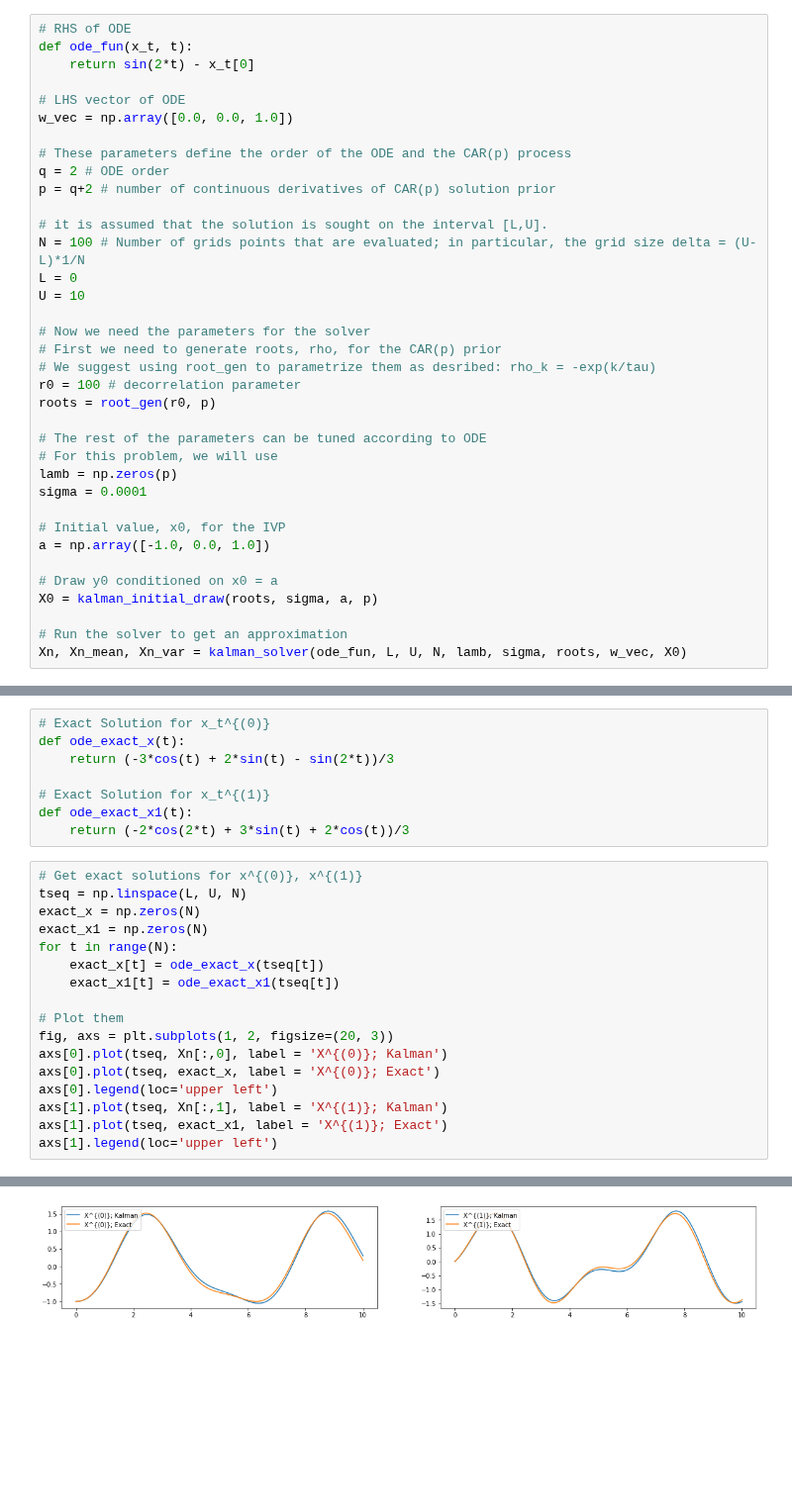
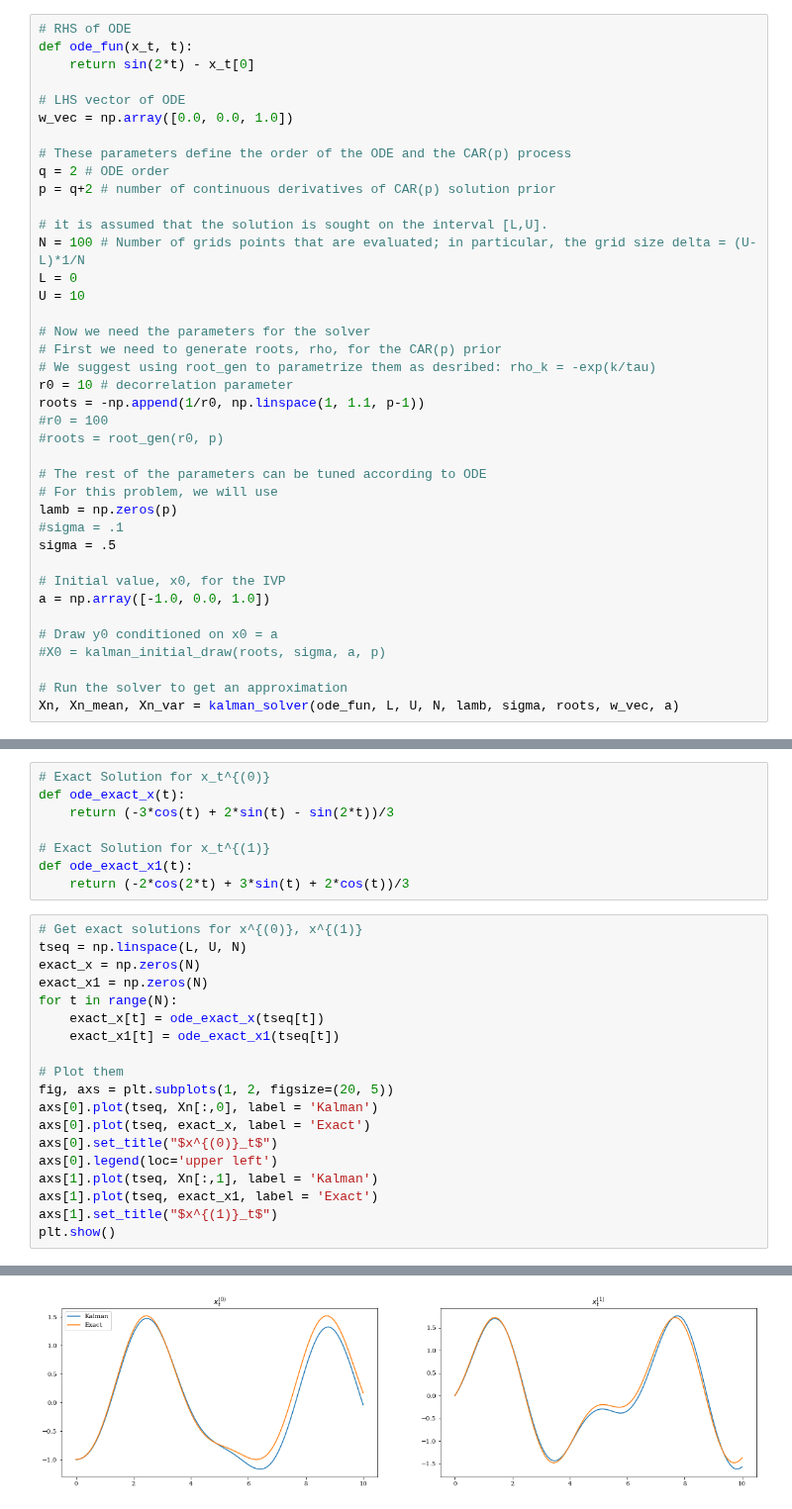
Before and after one commit to mlysy/rodeo-legacy, a Jupyter notebook: BayesODE/Examples/tutorial.ipynb, the cells around one changed output, grey strips where cells are left out. Shown at 99% size. Saved outputs shown, nothing was run; the diff lists cells and outputs as text; blank space fills up the shorter version.

```diff
--- a/BayesODE/Examples/tutorial.ipynb
+++ b/BayesODE/Examples/tutorial.ipynb
@@ -140,22 +105,25 @@ U = 10
 # Now we need the parameters for the solver
 # First we need to generate roots, rho, for the CAR(p) prior
 # We suggest using root_gen to parametrize them as desribed: rho_k = -exp(k/tau)
-r0 = 100 # decorrelation parameter
-roots = root_gen(r0, p)
+r0 = 10 # decorrelation parameter
+roots = -np.append(1/r0, np.linspace(1, 1.1, p-1))
+#r0 = 100
+#roots = root_gen(r0, p)
 
 # The rest of the parameters can be tuned according to ODE
 # For this problem, we will use
 lamb = np.zeros(p)
-sigma = 0.0001
+#sigma = .1
+sigma = .5
 
 # Initial value, x0, for the IVP
 a = np.array([-1.0, 0.0, 1.0])
 
 # Draw y0 conditioned on x0 = a
-X0 = kalman_initial_draw(roots, sigma, a, p)
+#X0 = kalman_initial_draw(roots, sigma, a, p)
 
 # Run the solver to get an approximation
-Xn, Xn_mean, Xn_var = kalman_solver(ode_fun, L, U, N, lamb, sigma, roots, w_vec, X0)
+Xn, Xn_mean, Xn_var = kalman_solver(ode_fun, L, U, N, lamb, sigma, roots, w_vec, a)
 # %% [markdown]
 To see how well this approximation does against the exact solution, we can graph them together. First, we will define the functions of the exact solution for this example.
 # %%
@@ -176,11 +144,13 @@ for t in range(N):
     exact_x1[t] = ode_exact_x1(tseq[t])
 
 # Plot them
-fig, axs = plt.subplots(1, 2, figsize=(20, 3))
-axs[0].plot(tseq, Xn[:,0], label = 'X^{(0)}; Kalman')
-axs[0].plot(tseq, exact_x, label = 'X^{(0)}; Exact')
+fig, axs = plt.subplots(1, 2, figsize=(20, 5))
+axs[0].plot(tseq, Xn[:,0], label = 'Kalman')
+axs[0].plot(tseq, exact_x, label = 'Exact')
+axs[0].set_title("$x^{(0)}_t$")
 axs[0].legend(loc='upper left')
-axs[1].plot(tseq, Xn[:,1], label = 'X^{(1)}; Kalman')
-axs[1].plot(tseq, exact_x1, label = 'X^{(1)}; Exact')
-axs[1].legend(loc='upper left')
+axs[1].plot(tseq, Xn[:,1], label = 'Kalman')
+axs[1].plot(tseq, exact_x1, label = 'Exact')
+axs[1].set_title("$x^{(1)}_t$")
+plt.show()
 # %% [output]
@@ -188 +157 @@ axs[1].legend(loc='upper left')
-[figure, old version]
+[figure, new version]
```
Also changed, not shown: parts of 16 cells of this notebook, 10 other files.
